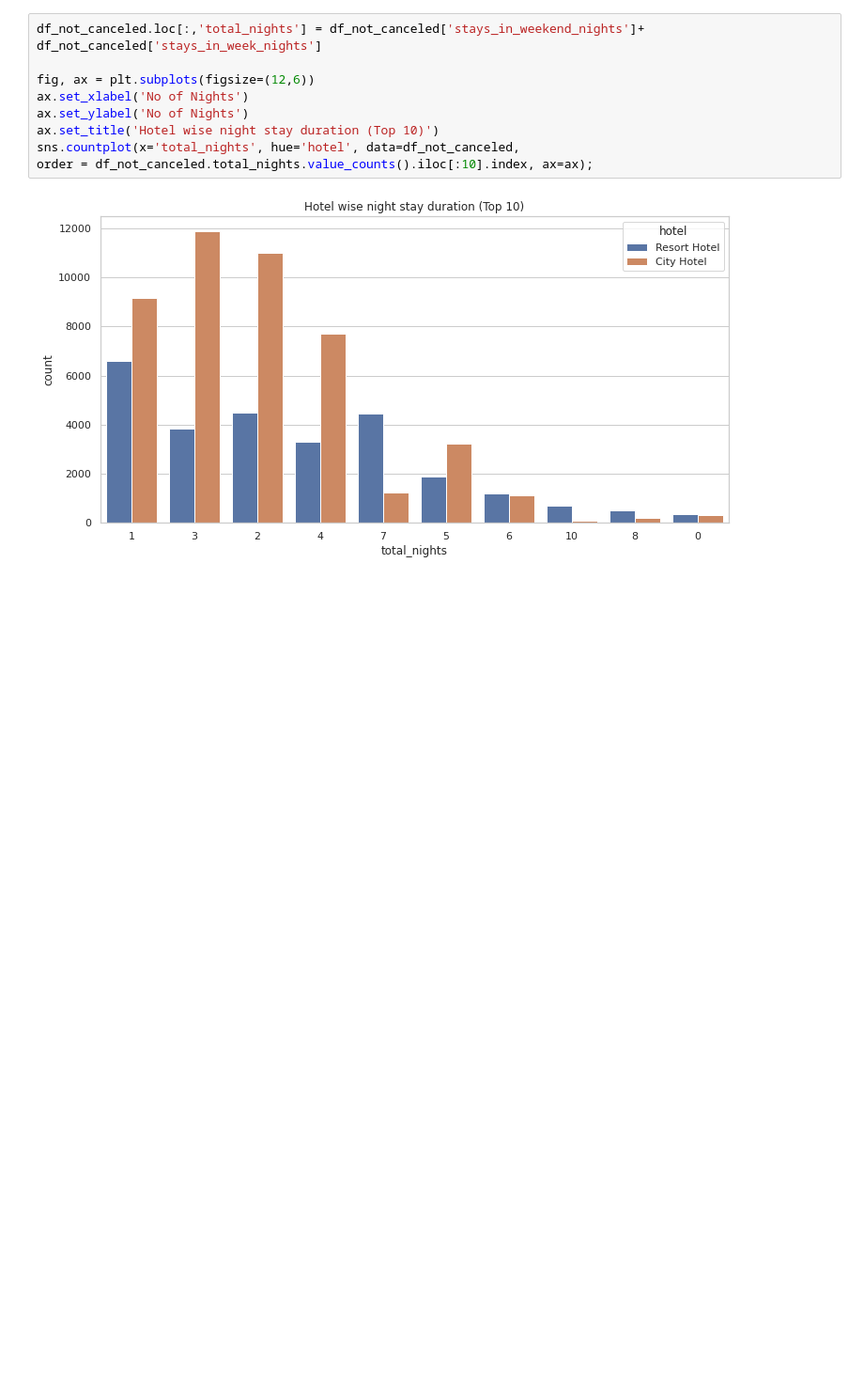
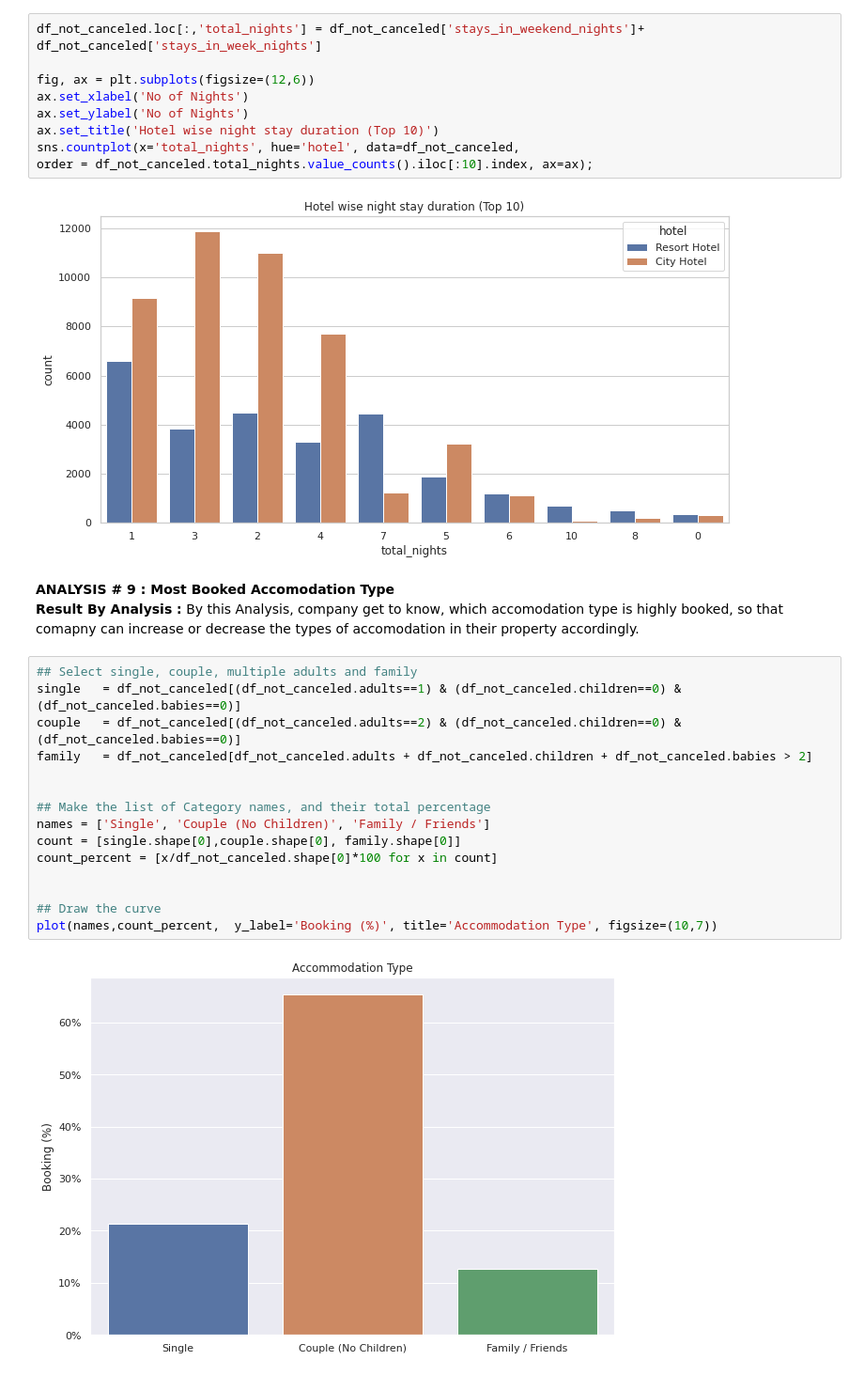
Before and after one commit to yusufkhanservicenow/Hotel-Booking-Analysis-Capstone-Project-in-Team, a Jupyter notebook: Hotel_Booking_Analysis_Solution_Capstone_Project.ipynb, the cells around one changed output. Shown at 94% size. Cells and saved outputs as stored; diff of their text form; blank space fills up the shorter version.

```diff
--- a/Hotel_Booking_Analysis_Solution_Capstone_Project.ipynb
+++ b/Hotel_Booking_Analysis_Solution_Capstone_Project.ipynb
@@ -321,3 +321,23 @@ sns.countplot(x='total_nights', hue='hotel', data=df_not_canceled,
 order = df_not_canceled.total_nights.value_counts().iloc[:10].index, ax=ax);
 # %% [output]
 [figure]
+# %% [markdown]
+**ANALYSIS # 9 : Most Booked Accomodation Type**
+**Result By Analysis :** By this Analysis, company get to know, which accomodation type is highly booked, so that comapny can increase or decrease the types of accomodation in their property accordingly.
+# %%
+## Select single, couple, multiple adults and family
+single   = df_not_canceled[(df_not_canceled.adults==1) & (df_not_canceled.children==0) & (df_not_canceled.babies==0)]
+couple   = df_not_canceled[(df_not_canceled.adults==2) & (df_not_canceled.children==0) & (df_not_canceled.babies==0)]
+family   = df_not_canceled[df_not_canceled.adults + df_not_canceled.children + df_not_canceled.babies > 2]
+
+
+## Make the list of Category names, and their total percentage
+names = ['Single', 'Couple (No Children)', 'Family / Friends']
+count = [single.shape[0],couple.shape[0], family.shape[0]]
+count_percent = [x/df_not_canceled.shape[0]*100 for x in count]
+
+
+## Draw the curve
+plot(names,count_percent,  y_label='Booking (%)', title='Accommodation Type', figsize=(10,7))
+# %% [output]
+[figure, added]
```
